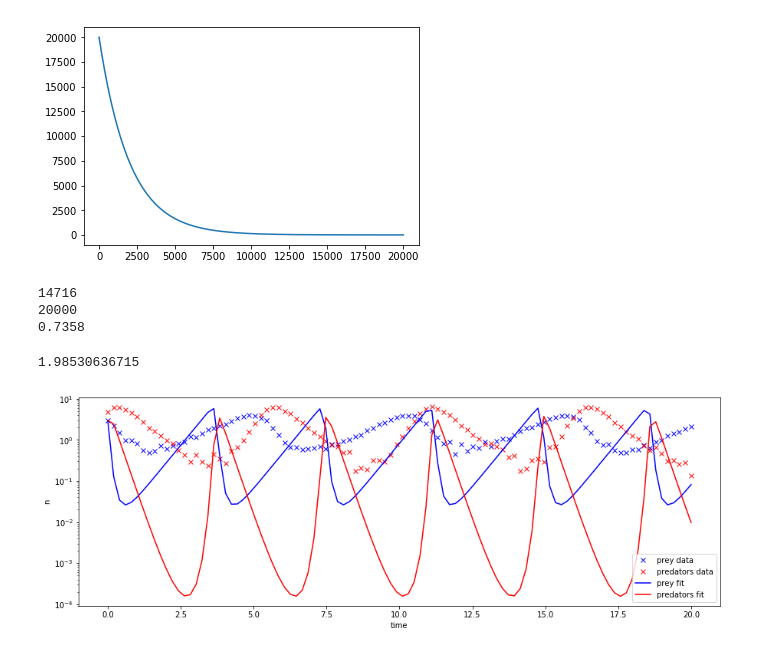
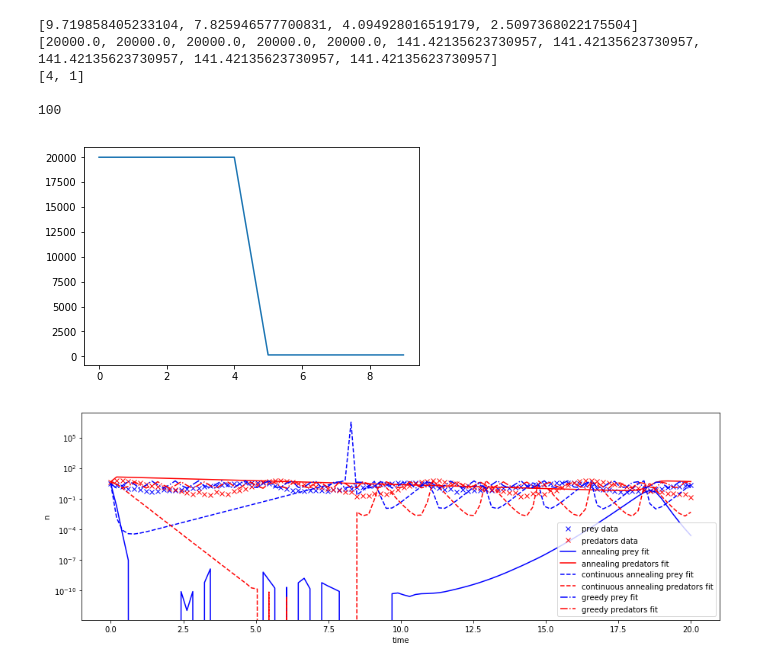
Before and after one commit to jasperdenduijf/StoSim, a Jupyter notebook: SimulatedAnnealing/preyPredatorV4withODEint.ipynb, the cells around one changed output. Cells and saved outputs as stored; diff of their text form; code cells hidden in the pictures.

```diff
--- a/SimulatedAnnealing/preyPredatorV4withODEint.ipynb
+++ b/SimulatedAnnealing/preyPredatorV4withODEint.ipynb
@@ -42,9 +47,16 @@ from scipy.integrate import odeint
 #from scipy.spatial import distance
 # %%
 # set temperatures
+def temperature(Tmax,t,amountOfTemperatures):
+    x = (math.log(1./Tmax))/amountOfTemperatures
+    T = Tmax * math.exp(t*x)
+    return T
+"""
+old:
 def temperature(TMax,time):
     T = TMax * np.e**(-1./(TMax / 10.)*time)
     return T
+"""
 
 # differential equation for prey
 def dx(alfa, x, beta, y):
@@ -222,40 +234,51 @@ print establishedParameters
+# %%
+Calculations = 10
+MarkovLength = 5
+Tolerant = 'T'
+Lowest = 'F'
+establishedParameters, temperatureTrack, trackAcceptance = optimize_fit(Calculations,MarkovLength,Tolerant,Lowest,xValues,yValues)
+print establishedParameters
+print temperatureTrack
+print trackAcceptance
+# %% [output]
+[9.719858405233104, 7.825946577700831, 4.094928016519179, 2.5097368022175504]
+[20000.0, 20000.0, 20000.0, 20000.0, 20000.0, 141.42135623730957, 141.42135623730957, 141.42135623730957, 141.42135623730957, 141.42135623730957]
+[4, 1]
+
+100
+# %%
+#establishedParameters, temperatureTrack, trackAcceptance, [xValues,yValues] =
+#optimize_fit(Calculations,MarkovLength,Tolerant,Lowest,xValues,yValues)
+Calculations = 1000
+
+MarkovTolerantLowest = optimize_fit(Calculations,100,'T','T',xValues,yValues)
+ContinuousTolerant = optimize_fit(Calculations,1,'T','F',xValues,yValues)
+MarkovIntolerant = optimize_fit(Calculations,100,'F','F',xValues,yValues)
 # %%
 # show the temperature shows exponential decay
-plt.plot(range(20000),temperatures)
+plt.plot(temperatureTrack)
 plt.show()
 # %% [output]
-[figure, old version]
+[figure, new version]
-# %%
-print sum(trackAcceptance)
-print len(temperatures)
-print float(sum(trackAcceptance)) / len(temperatures)
-# %% [output]
-14716
-20000
-0.7358
-# %%
-# run the model with the establised parameters
-a, b, c, d = establishedParameters
-print a
-sol = odeint(pend, y0, times, args=tuple(newParameters))
-xList = []
-yList = []
-for timePoint in sol:
-    xList.append(timePoint[0])
-    yList.append(timePoint[1])
-# %% [output]
-1.98530636715
 # %%
-# plot the data and the best fit
 plt.figure(figsize=(15,5))
+
+# plot the data
 plt.plot(times,xValues,'x', label = 'prey data', color = 'b')
 plt.plot(times,yValues,'x', label = 'predators data', color = 'r')
-plt.plot(times,xList,label = 'prey fit', color = 'b')
-plt.plot(times,yList, label = 'predators fit', color = 'r')
+
+# plot various fitting options
+plt.plot(times,MarkovTolerantLowest[3][0],label = 'annealing prey fit',color = 'b')
+plt.plot(times,MarkovTolerantLowest[3][1],label = 'annealing predators fit',color = 'r')
+plt.plot(times,ContinuousTolerant[3][0],label = 'continuous annealing prey fit',ls='dashed',color = 'b')
+plt.plot(times,ContinuousTolerant[3][1],label = 'continuous annealing predators fit',ls='dashed',color = 'r')
+plt.plot(times,MarkovIntolerant[3][0],label = 'greedy prey fit',ls='dashdot',color = 'b')
+plt.plot(times,MarkovIntolerant[3][1],label = 'greedy predators fit',ls='dashdot',color = 'r')
+
 plt.yscale("log")
 plt.xlabel('time')
 plt.ylabel('n')
 plt.legend()
 plt.show()
 # %% [output]
-[figure, old version]
+[figure, new version]
```
Also changed, not shown: parts of 3 cells of this notebook.
